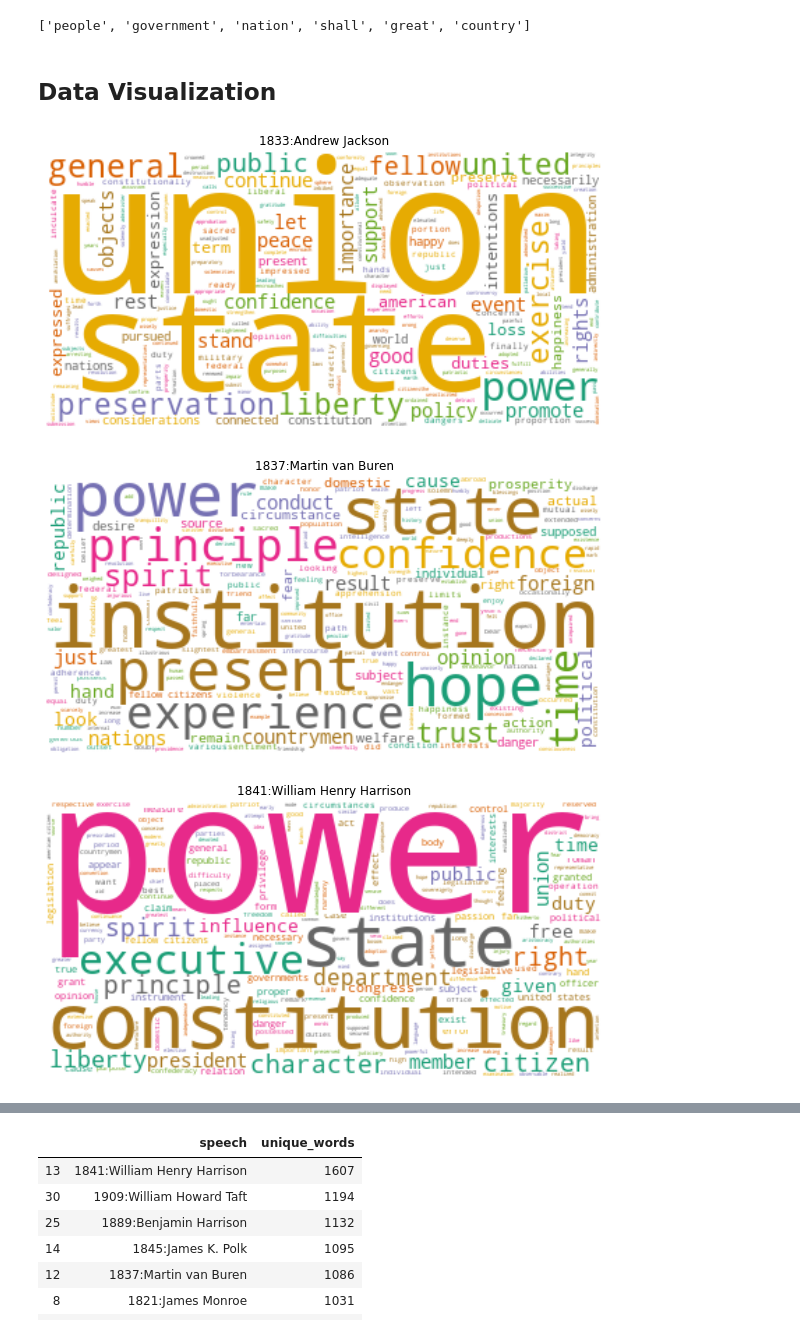
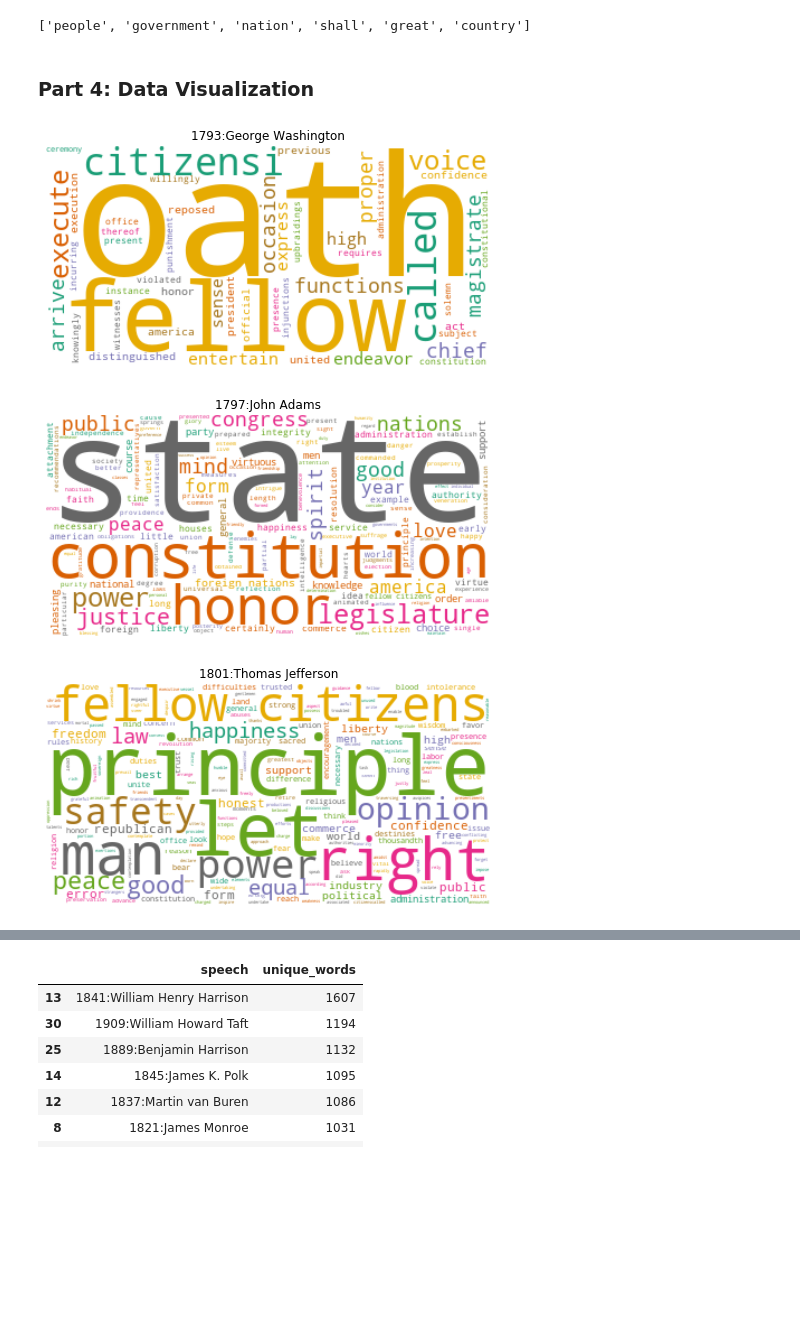
Before and after one commit to lincarrieli/DATA620-Web-Analytics, a Jupyter notebook: Data620_Final_project_Lin_Tony.ipynb, the cells around one changed output, grey strips where cells are left out. Saved outputs shown, nothing was run; the diff lists cells and outputs as text; code cells hidden in the pictures; blank space fills up the shorter version.

```diff
--- a/Data620_Final_project_Lin_Tony.ipynb
+++ b/Data620_Final_project_Lin_Tony.ipynb
@@ -224,5 +221,5 @@ data_cv = cv.fit_transform(clean_data.content)
 data_dtm = pd.DataFrame(data_cv.toarray(), columns=cv.get_feature_names())
 data_dtm.index = clean_data[['year','president']].apply(lambda x: ':'.join(str(s) for s in x), axis=1)
 # %% [markdown]
-## Data Visualization
+### Part 4: Data Visualization
 # %%
@@ -232,21 +229,20 @@ data_dtm.index = clean_data[['year','president']].apply(lambda x: ':'.join(str(s
 # %%
 from wordcloud import WordCloud
 wc = WordCloud(stopwords=stop_words, background_color='white', colormap='Dark2', max_font_size=150, random_state=42)
 clean_data.index = clean_data[['year','president']].apply(lambda x: ':'.join(str(s) for s in x), axis=1)
 import matplotlib.pyplot as plt
-plt.rcParams['figure.figsize'] = [10, 10]
+plt.rcParams['figure.figsize'] = [8, 8]
 president_names = data.columns
 # Create subplots for each speech
 for index, speech in enumerate(data.columns):
-
-    if index > 10:
+# change the index to 0, file gets too big to upload to github is stays index=0
+    if index > 0:
         wc.generate(clean_data.content[speech])
-        #plt.subplot(4, 3, index-2+1)
         plt.imshow( wc, interpolation='bilinear')
         plt.axis("off")
         plt.title(president_names[index])
         plt.show()
 # %% [output]
-[figure, old version]
+[figure, new version]
-[figure, old version]
+[figure, new version]
-[figure, old version]
+[figure, new version]
```
Also changed, not shown: parts of 23 cells of this notebook.
